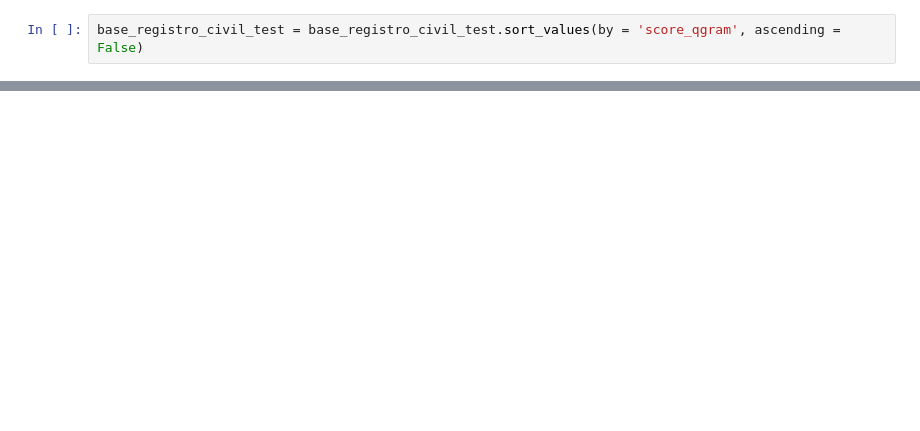
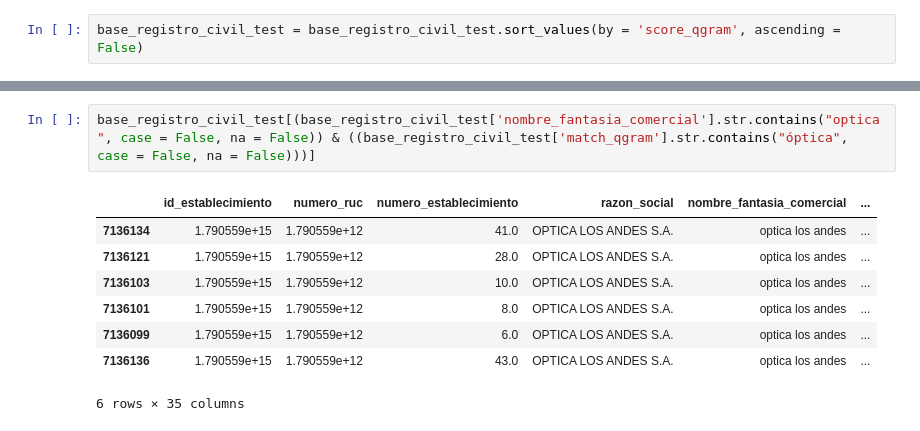
Before and after one commit to Leo-Maker636/centros_comerciales, a Jupyter notebook: sandbox/busqueda_rucs/localizacion_codigo_establecimiento.ipynb, the cells around one changed output, grey strips where cells are left out. Drawn from its saved outputs; the diff is of its cells as text; blank space fills up the shorter version.

```diff
--- a/sandbox/busqueda_rucs/localizacion_codigo_establecimiento.ipynb
+++ b/sandbox/busqueda_rucs/localizacion_codigo_establecimiento.ipynb
@@ -215,0 +120,11 @@ base_registro_civil_test[base_registro_civil_test['match_qgram'].notna()][['nume
+# %%
+base_registro_civil_test[(base_registro_civil_test['nombre_fantasia_comercial'].str.contains("optica", case = False, na = False)) & ((base_registro_civil_test['match_qgram'].str.contains("óptica", case = False, na = False)))]
+# %% [output]
+|  | id_establecimiento | numero_ruc | numero_establecimiento | razon_social | nombre_fantasia_comercial | ... |
+| 7136134 | 1.790559e+15 | 1.790559e+12 | 41.0 | OPTICA LOS ANDES S.A. | optica los andes | ... |
+| 7136121 | 1.790559e+15 | 1.790559e+12 | 28.0 | OPTICA LOS ANDES S.A. | optica los andes | ... |
+| 7136103 | 1.790559e+15 | 1.790559e+12 | 10.0 | OPTICA LOS ANDES S.A. | optica los andes | ... |
+| 7136101 | 1.790559e+15 | 1.790559e+12 | 8.0 | OPTICA LOS ANDES S.A. | optica los andes | ... |
+| 7136099 | 1.790559e+15 | 1.790559e+12 | 6.0 | OPTICA LOS ANDES S.A. | optica los andes | ... |
+| 7136136 | 1.790559e+15 | 1.790559e+12 | 43.0 | OPTICA LOS ANDES S.A. | optica los andes | ... |
+6 rows × 35 columns
```
Also changed, not shown: parts of 29 cells of this notebook, 7 other files.
